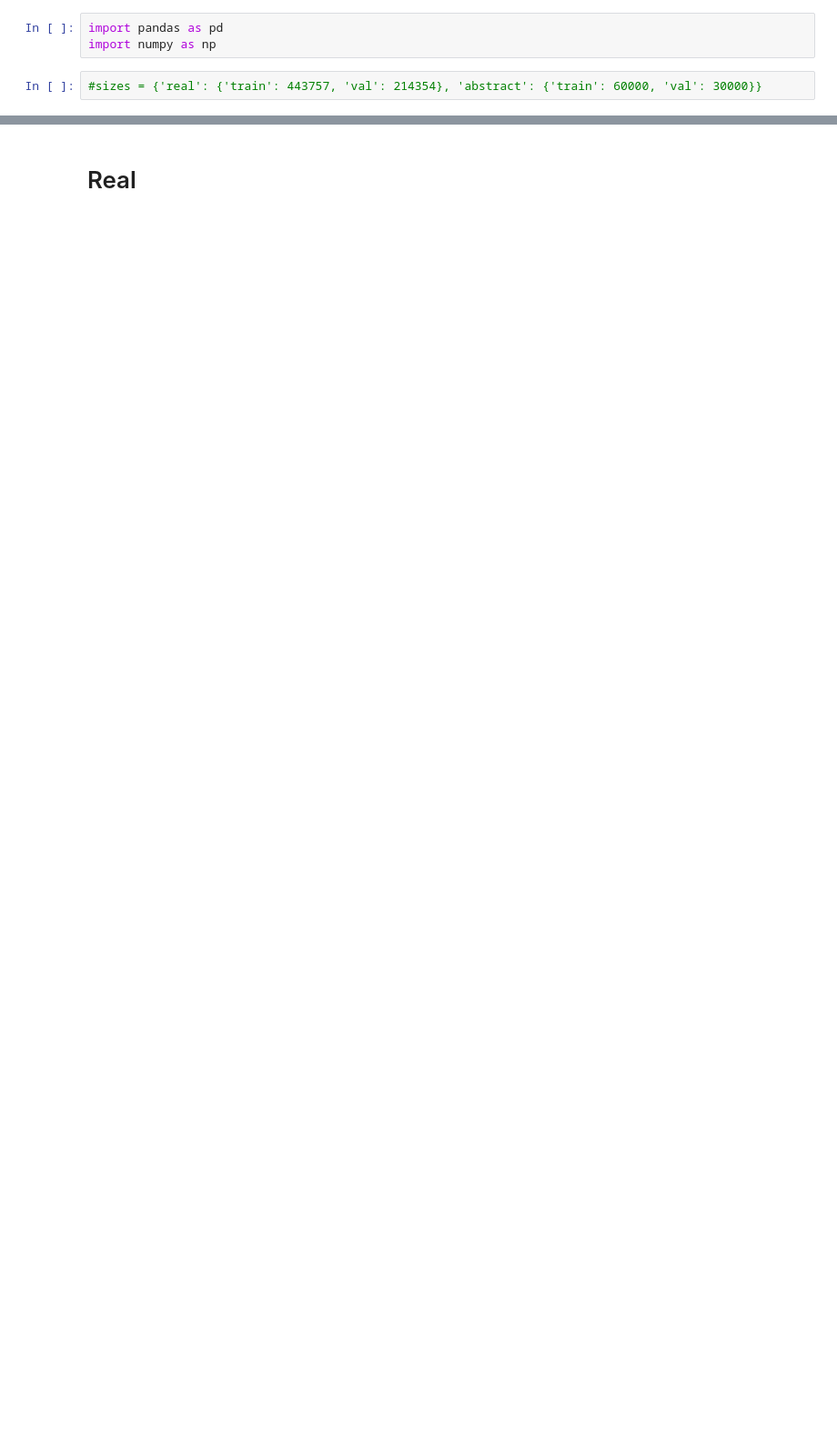
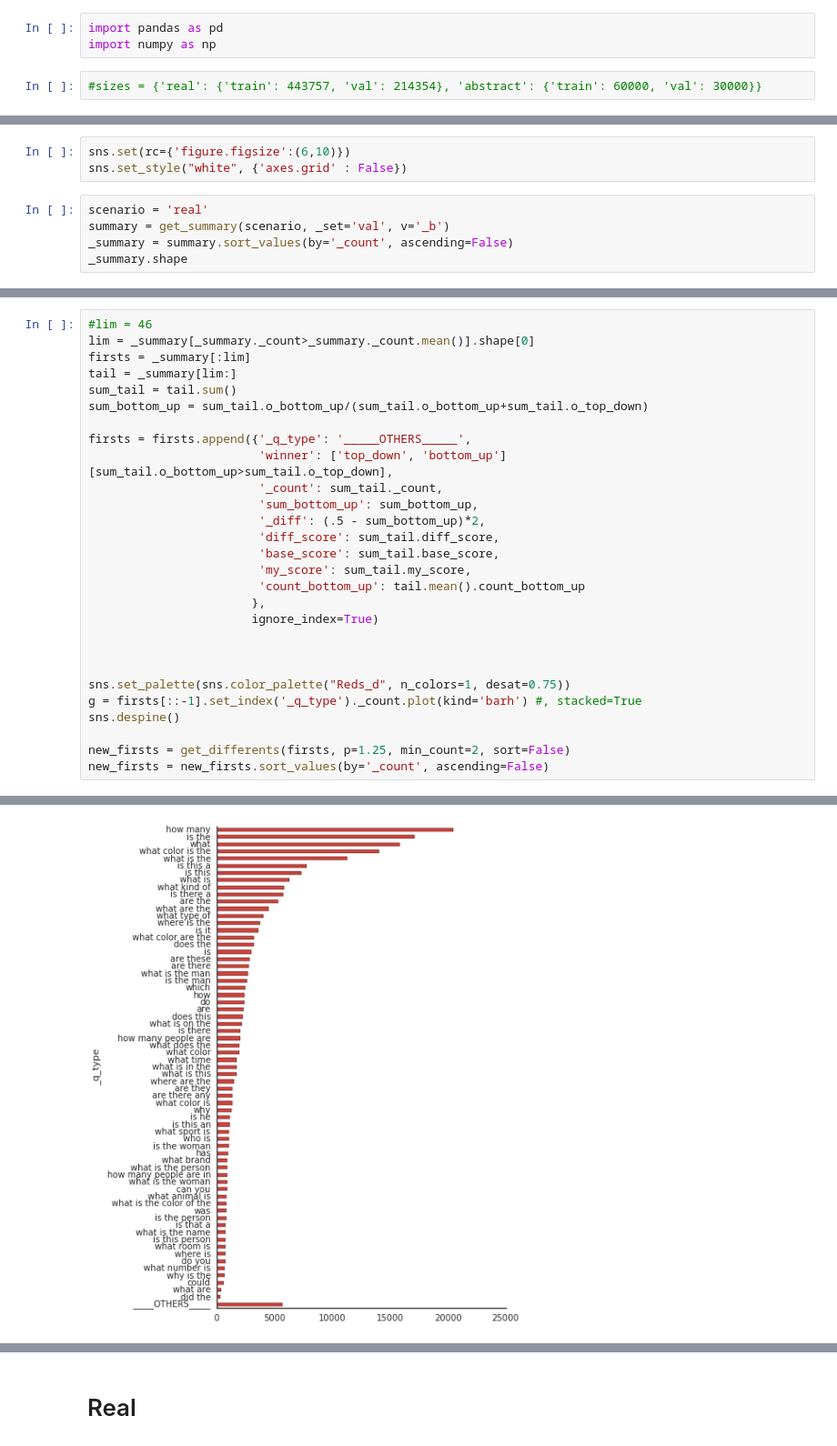
Before and after one commit to bcsaldias/VQA-analysis, a Jupyter notebook: analysis/05-analysis.ipynb, the cells around one changed output, grey strips where cells are left out. Shown at 91% size. Saved outputs shown, nothing was run; the diff lists cells and outputs as text; blank space fills up the shorter version.

```diff
--- a/analysis/05-analysis.ipynb
+++ b/analysis/05-analysis.ipynb
@@ -115,0 +127,8 @@ def get_differents(summary, p=1, min_count=2):
+# %%
+sns.set(rc={'figure.figsize':(6,10)})
+sns.set_style("white", {'axes.grid' : False})
+# %%
+scenario = 'real'
+summary = get_summary(scenario, _set='val', v='_b')
+_summary = summary.sort_values(by='_count', ascending=False)
+_summary.shape
@@ -115,0 +140,29 @@ def get_differents(summary, p=1, min_count=2):
+# %%
+#lim = 46
+lim = _summary[_summary._count>_summary._count.mean()].shape[0]
+firsts = _summary[:lim]
+tail = _summary[lim:]
+sum_tail = tail.sum()
+sum_bottom_up = sum_tail.o_bottom_up/(sum_tail.o_bottom_up+sum_tail.o_top_down)
+
+firsts = firsts.append({'_q_type': '_____OTHERS_____',
+                        'winner': ['top_down', 'bottom_up'][sum_tail.o_bottom_up>sum_tail.o_top_down],
+                        '_count': sum_tail._count,
+                        'sum_bottom_up': sum_bottom_up,
+                        '_diff': (.5 - sum_bottom_up)*2,
+                        'diff_score': sum_tail.diff_score,
+                        'base_score': sum_tail.base_score,
+                        'my_score': sum_tail.my_score,
+                        'count_bottom_up': tail.mean().count_bottom_up
+                       },
+                       ignore_index=True)
+
+
+
+sns.set_palette(sns.color_palette("Reds_d", n_colors=1, desat=0.75))
+g = firsts[::-1].set_index('_q_type')._count.plot(kind='barh') #, stacked=True
+sns.despine()
+
+new_firsts = get_differents(firsts, p=1.25, min_count=2, sort=False)
+new_firsts = new_firsts.sort_values(by='_count', ascending=False)
+# %% [output]
@@ -115,0 +175 @@ def get_differents(summary, p=1, min_count=2):
+[figure, added]
```
Also changed, not shown: parts of 16 cells of this notebook, 9 other files.
